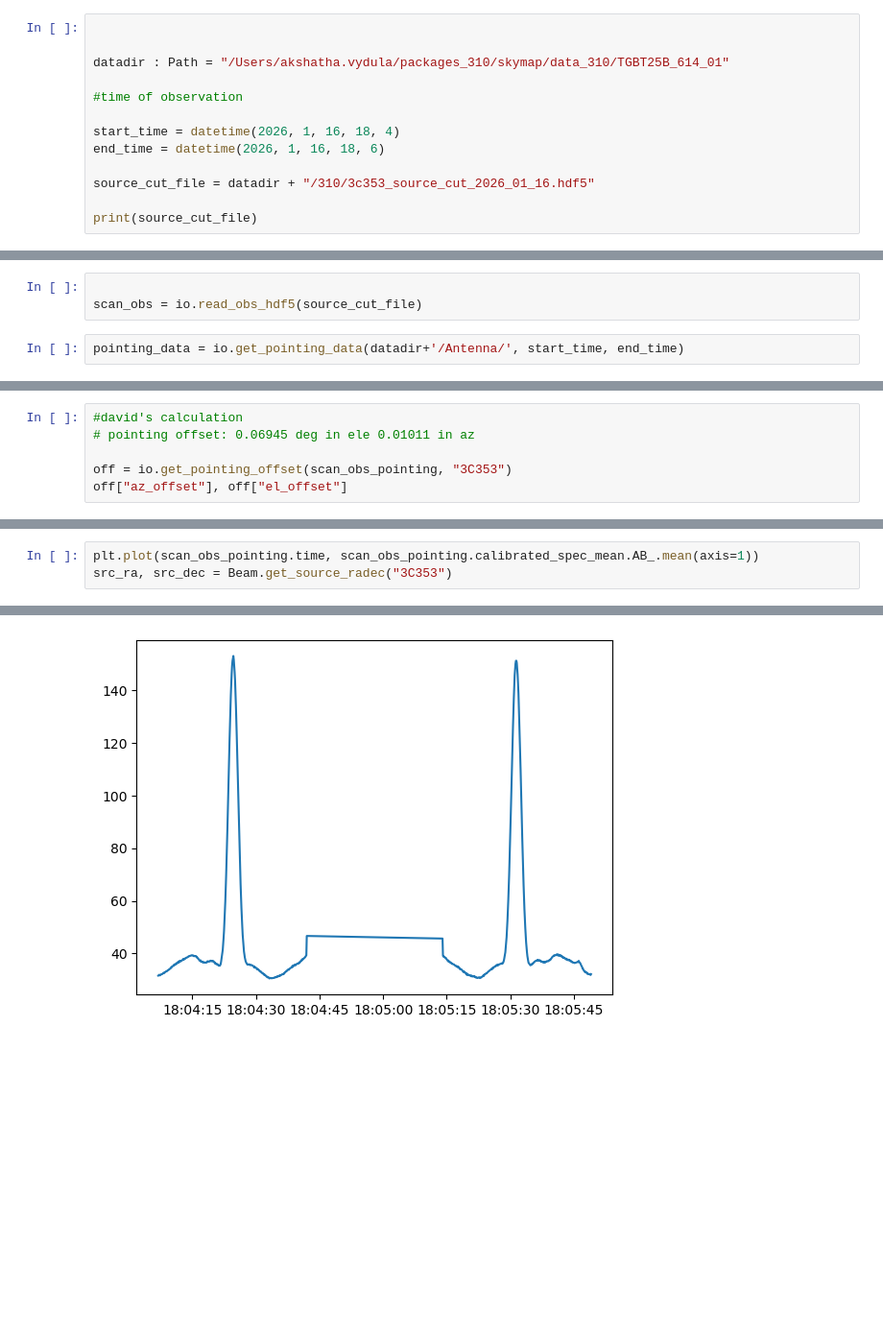
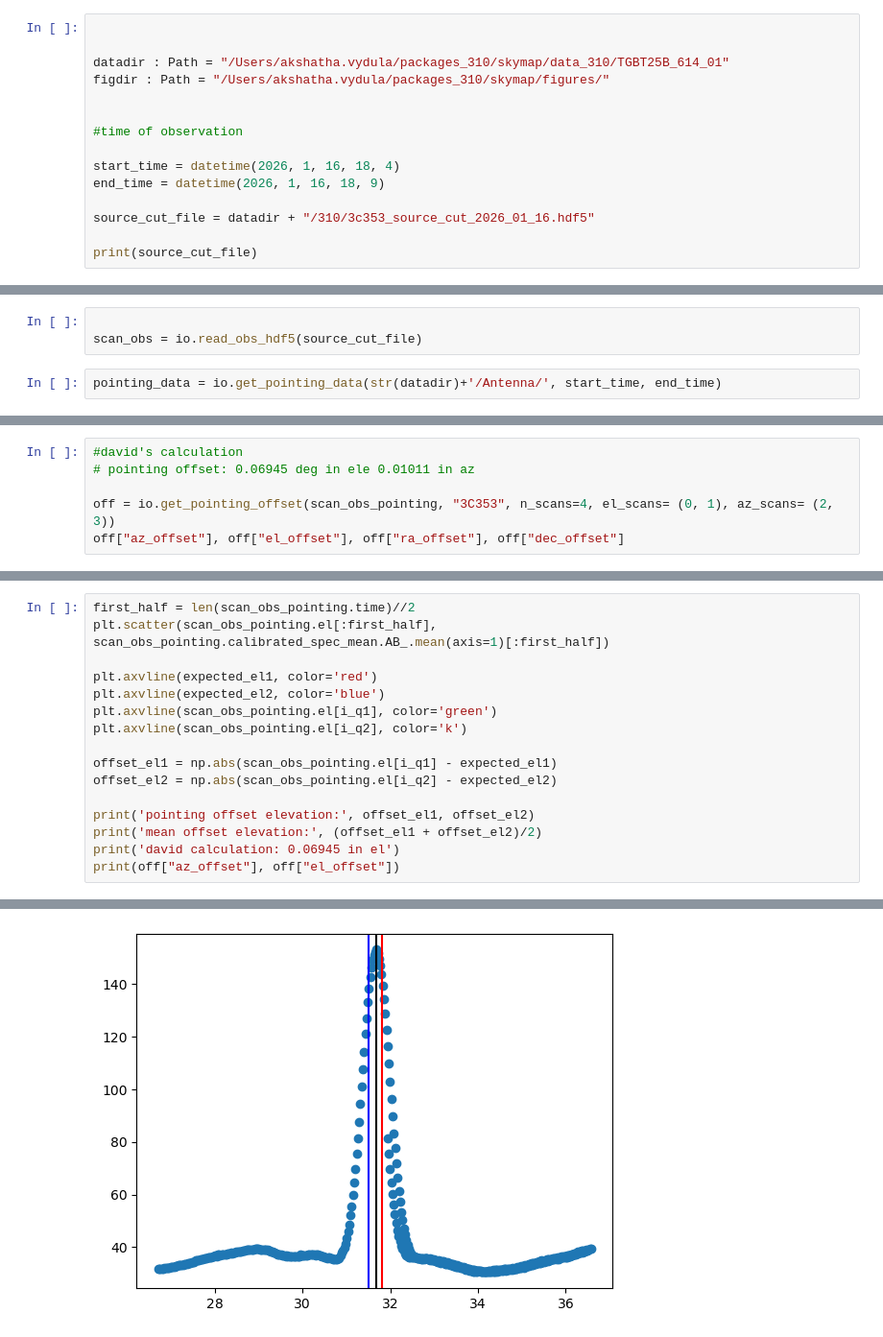
Before and after one commit to akvydula/skymap, a Jupyter notebook: notebooks/pointing_offset.ipynb, the cells around one changed output, grey strips where cells are left out. Shown at 96% size. Saved outputs shown, nothing was run; the diff lists cells and outputs as text; blank space fills up the shorter version.

```diff
--- a/notebooks/pointing_offset.ipynb
+++ b/notebooks/pointing_offset.ipynb
@@ -21,11 +21,13 @@ from datetime import datetime
 
 
 datadir : Path = "/Users/akshatha.vydula/packages_310/skymap/data_310/TGBT25B_614_01"
+figdir : Path = "/Users/akshatha.vydula/packages_310/skymap/figures/"
+
 
 #time of observation
 
 start_time = datetime(2026, 1, 16, 18, 4)
-end_time = datetime(2026, 1, 16, 18, 6)
+end_time = datetime(2026, 1, 16, 18, 9)
 
 source_cut_file = datadir + "/310/3c353_source_cut_2026_01_16.hdf5"
 
@@ -36,5 +38,5 @@ print(source_cut_file)
 
 scan_obs = io.read_obs_hdf5(source_cut_file)
 # %%
-pointing_data = io.get_pointing_data(datadir+'/Antenna/', start_time, end_time)
+pointing_data = io.get_pointing_data(str(datadir)+'/Antenna/', start_time, end_time)
 # %% [output]
@@ -147,6 +342,6 @@ scan_obs.calibrated_spec.AA_.shape, pointing_data.az.shape, scan_obs_pointing.ti
 #david's calculation
 # pointing offset: 0.06945 deg in ele 0.01011 in az
 
-off = io.get_pointing_offset(scan_obs_pointing, "3C353")
-off["az_offset"], off["el_offset"]
+off = io.get_pointing_offset(scan_obs_pointing, "3C353", n_scans=4, el_scans= (0, 1), az_scans= (2, 3))
+off["az_offset"], off["el_offset"], off["ra_offset"], off["dec_offset"]
 # %% [output]
@@ -159,4 +388,17 @@ plt.plot(scan_obs_pointing.time)
 # %%
-plt.plot(scan_obs_pointing.time, scan_obs_pointing.calibrated_spec_mean.AB_.mean(axis=1))
-src_ra, src_dec = Beam.get_source_radec("3C353")
+first_half = len(scan_obs_pointing.time)//2
+plt.scatter(scan_obs_pointing.el[:first_half], scan_obs_pointing.calibrated_spec_mean.AB_.mean(axis=1)[:first_half])
+
+plt.axvline(expected_el1, color='red')
+plt.axvline(expected_el2, color='blue')
+plt.axvline(scan_obs_pointing.el[i_q1], color='green')
+plt.axvline(scan_obs_pointing.el[i_q2], color='k')
+
+offset_el1 = np.abs(scan_obs_pointing.el[i_q1] - expected_el1)
+offset_el2 = np.abs(scan_obs_pointing.el[i_q2] - expected_el2)
+
+print('pointing offset elevation:', offset_el1, offset_el2)
+print('mean offset elevation:', (offset_el1 + offset_el2)/2)
+print('david calculation: 0.06945 in el')
+print(off["az_offset"], off["el_offset"])
 # %% [output]
@@ -163 +409 @@ src_ra, src_dec = Beam.get_source_radec("3C353")
-[figure, old version]
+[figure, new version]
```
Also changed, not shown: parts of 29 cells of this notebook, 39 other files.
